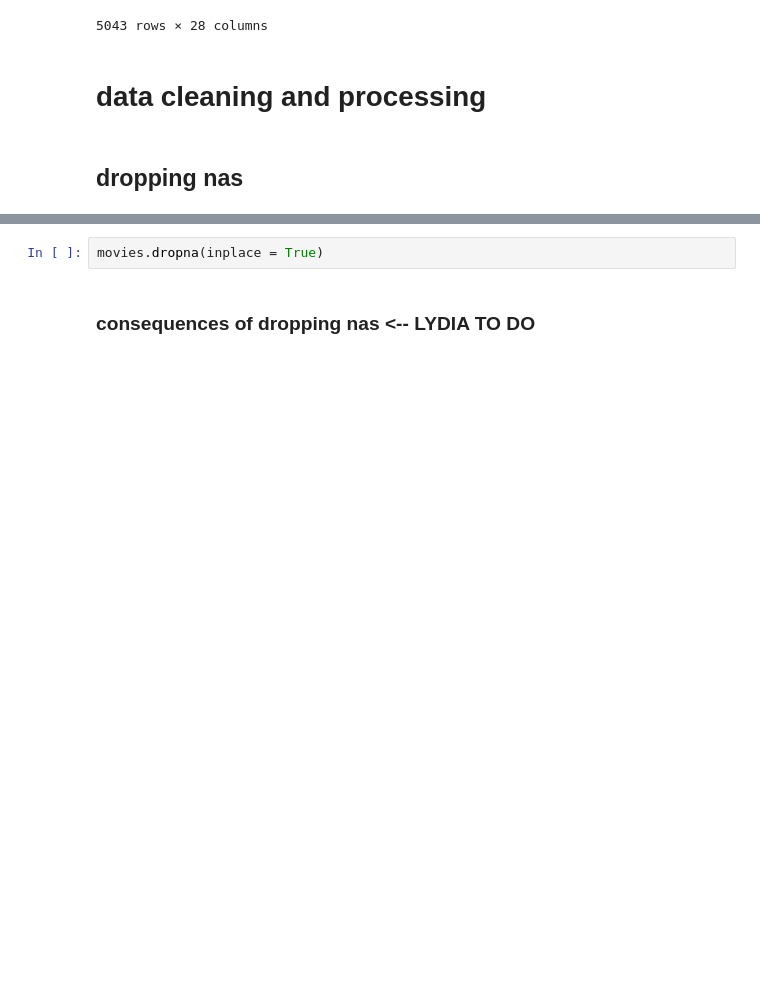
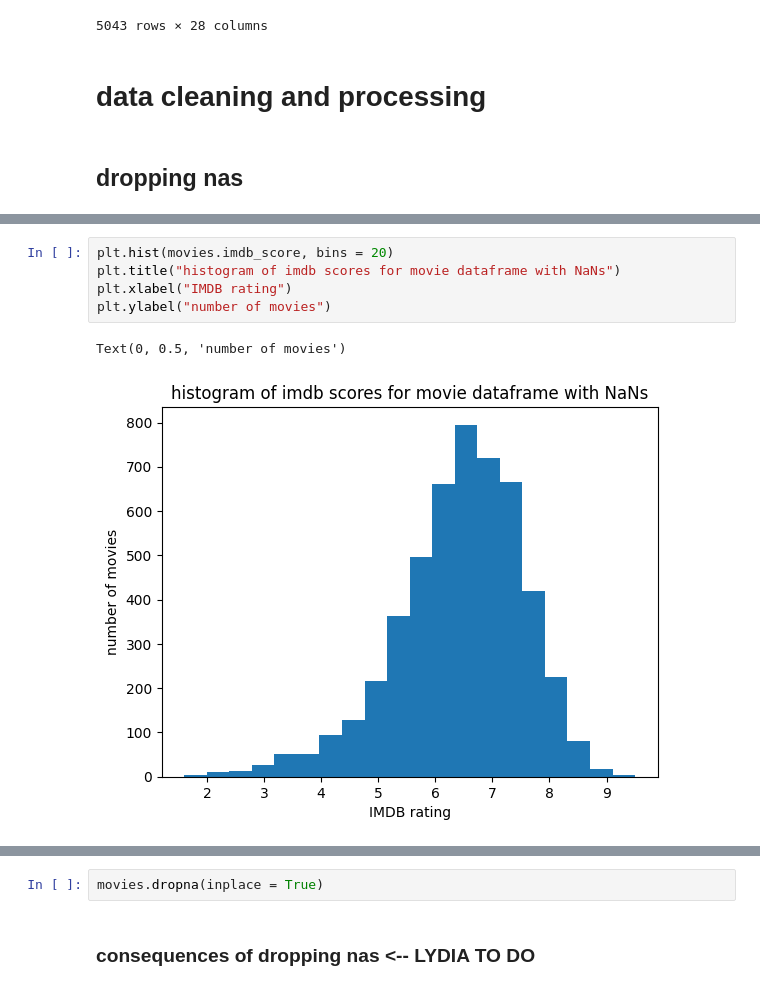
Before and after one commit to klee2024/movie_rating_prediction, a Jupyter notebook: Fitted-movie_rating_analysis.ipynb, the cells around one changed output, grey strips where cells are left out. Cells and saved outputs as stored; diff of their text form; blank space fills up the shorter version.

```diff
--- a/Fitted-movie_rating_analysis.ipynb
+++ b/Fitted-movie_rating_analysis.ipynb
@@ -38,0 +55,8 @@ movies
+# %%
+plt.hist(movies.imdb_score, bins = 20)
+plt.title("histogram of imdb scores for movie dataframe with NaNs")
+plt.xlabel("IMDB rating")
+plt.ylabel("number of movies")
+# %% [output]
+Text(0, 0.5, 'number of movies')
+[figure, added]
```
Also changed, not shown: parts of 5 cells of this notebook, 2 other files.
